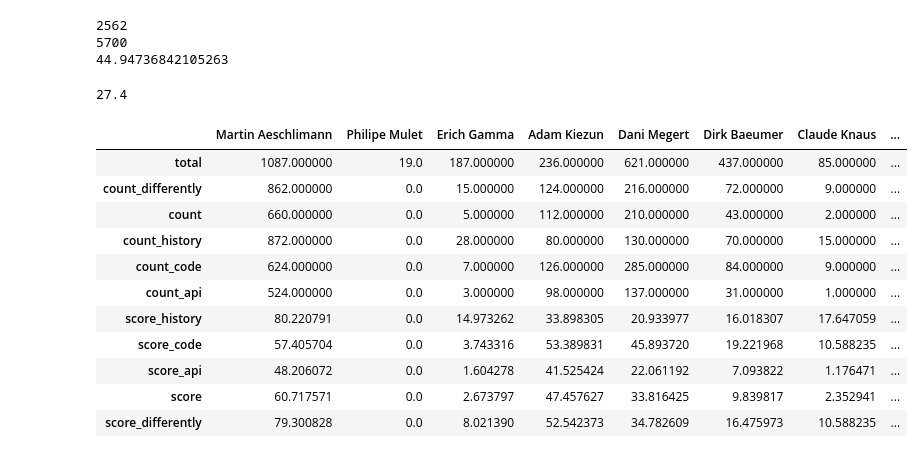
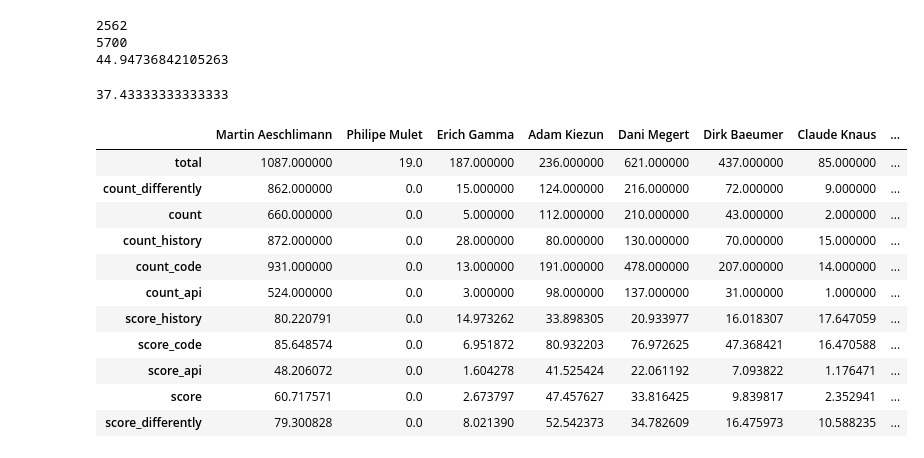
Before and after one commit to iforone/ApiAwareBugAssignment, a Jupyter notebook: app/statistics.ipynb, the cells around one changed output. Cells and saved outputs as stored; diff of their text form; code cells hidden in the pictures.

```diff
--- a/app/statistics.ipynb
+++ b/app/statistics.ipynb
@@ -278,7 +278,7 @@ print(count * 100 / total)
 1049
 24.976167778836988
 # %%
-df = pd.read_csv ('./../data/output/jdt_direct_new03-Feb-2022_17-26-54.csv')
+df = pd.read_csv ('./../data/output/del/jdt_direct.csv')
 
 
 total = len(df[:1049])
@@ -289,7 +289,7 @@ for index, row in df[:1049].iterrows():
     best_api_candidates = [row['api_at_1'], row['api_at_2'], row['api_at_3'], row['api_at_4']]
     all_candidates = best_history_candidates + best_code_candidates + best_api_candidates
 
-    if row['assignees'] in best_code_candidates:
+    if row['assignees'] in [row['code_at_1'],row['code_at_2'] ]:
         count += 1
 
 print(count)
@@ -445,7 +445,7 @@ import numpy as np
 pd.set_option("display.max_columns", None)
 
 
-df = pd.read_csv ('./../data/output/jdt_direct.csv')
+df = pd.read_csv ('./../data/output/del/jdt_direct.csv')
 
 
 total = 0 # len(df[:6000])
@@ -520,41 +520,41 @@ for index, row in df[:6000].iterrows():
     authors[row['assignees']]['total'] += 1
     if row['assignees'] == row['history_at_1']:
         authors[row['assignees']]['count_history'] += 1
-    if row['assignees'] == row['code_at_1']:
+    if row['assignees'] == row['code_at_1'] or row['assignees'] == row['code_at_2']:
         authors[row['assignees']]['count_code'] += 1
     if row['assignees'] == row['api_at_1']:
         authors[row['assignees']]['count_api'] += 1
     if 1 == row['at_1']:
         authors[row['assignees']]['count'] += 1
     if sort[0][0] == row['assignees']:
         authors[row['assignees']]['count_differently'] += 1
 
 count = 0
 total = 0
 for i, author in authors.items():
     author['score_history'] = author['count_history'] * 100 / author['total']
     author['score_code'] = author['count_code'] * 100 / author['total']
     author['score_api'] = author['count_api'] * 100 / author['total']
     author['score'] = author['count'] * 100 / author['total']
     author['score_differently'] = author['count_differently'] * 100 / author['total']
-    count += author['count_differently']
+    count += author['count_code']
     total += author['total']
 
 
 print(count * 100 / total)
 x = pd.DataFrame.from_dict(authors)
 x
 # %% [output]
-27.4
+37.43333333333333
 |  | Martin Aeschlimann | Philipe Mulet | Erich Gamma | Adam Kiezun | Dani Megert | Dirk Baeumer | Claude Knaus | ... |
 | total | 1087.000000 | 19.0 | 187.000000 | 236.000000 | 621.000000 | 437.000000 | 85.000000 | ... |
 | count_differently | 862.000000 | 0.0 | 15.000000 | 124.000000 | 216.000000 | 72.000000 | 9.000000 | ... |
 | count | 660.000000 | 0.0 | 5.000000 | 112.000000 | 210.000000 | 43.000000 | 2.000000 | ... |
 | count_history | 872.000000 | 0.0 | 28.000000 | 80.000000 | 130.000000 | 70.000000 | 15.000000 | ... |
-| count_code | 624.000000 | 0.0 | 7.000000 | 126.000000 | 285.000000 | 84.000000 | 9.000000 | ... |
+| count_code | 931.000000 | 0.0 | 13.000000 | 191.000000 | 478.000000 | 207.000000 | 14.000000 | ... |
 | count_api | 524.000000 | 0.0 | 3.000000 | 98.000000 | 137.000000 | 31.000000 | 1.000000 | ... |
 | score_history | 80.220791 | 0.0 | 14.973262 | 33.898305 | 20.933977 | 16.018307 | 17.647059 | ... |
-| score_code | 57.405704 | 0.0 | 3.743316 | 53.389831 | 45.893720 | 19.221968 | 10.588235 | ... |
+| score_code | 85.648574 | 0.0 | 6.951872 | 80.932203 | 76.972625 | 47.368421 | 16.470588 | ... |
 | score_api | 48.206072 | 0.0 | 1.604278 | 41.525424 | 22.061192 | 7.093822 | 1.176471 | ... |
 | score | 60.717571 | 0.0 | 2.673797 | 47.457627 | 33.816425 | 9.839817 | 2.352941 | ... |
 | score_differently | 79.300828 | 0.0 | 8.021390 | 52.542373 | 34.782609 | 16.475973 | 10.588235 | ... |
```
Also changed, not shown: parts of 2 cells of this notebook, 3 other files.
